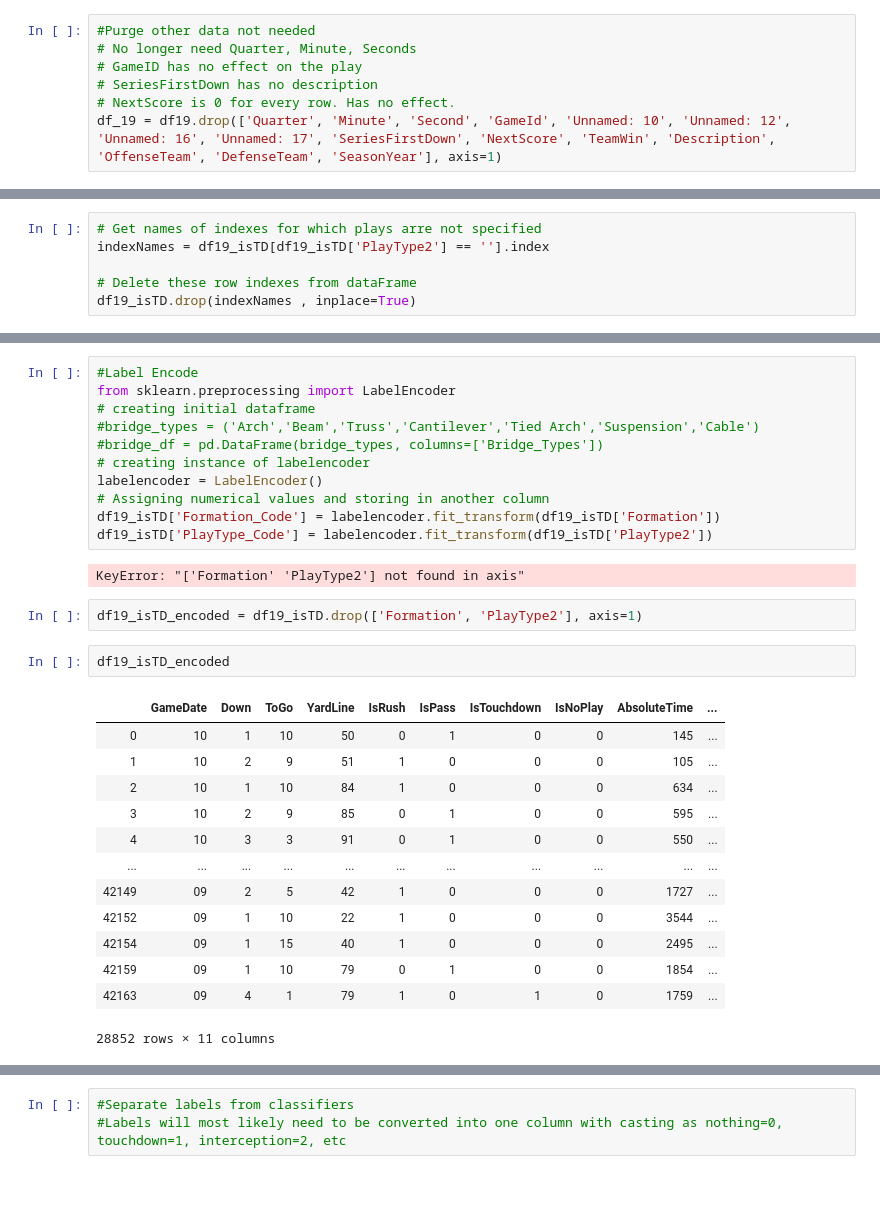
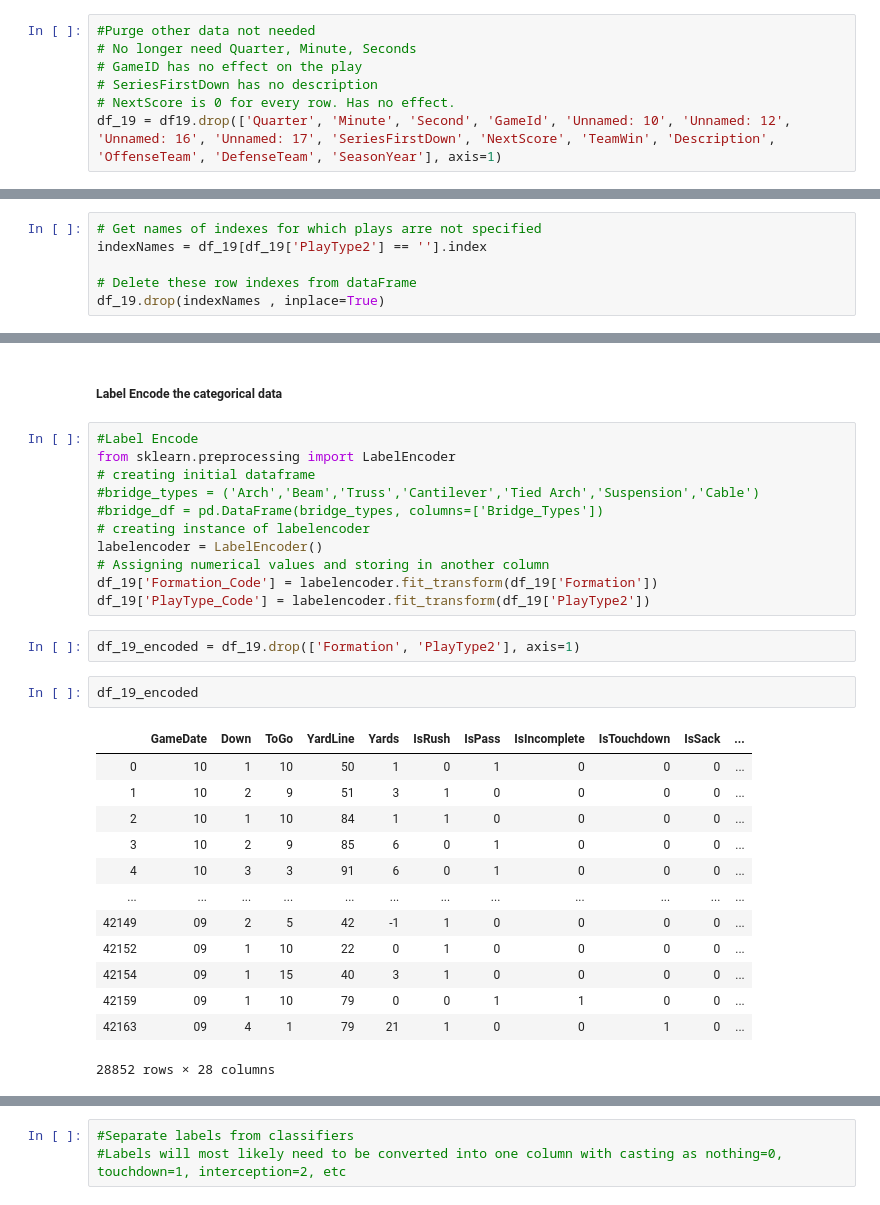
Before and after one commit to BryceHolladay/dataanalproj, a Jupyter notebook: Data Analytics Project.ipynb, the cells around one changed output, grey strips where cells are left out. Saved outputs shown, nothing was run; the diff lists cells and outputs as text.

```diff
--- a/Data Analytics Project.ipynb
+++ b/Data Analytics Project.ipynb
@@ -148,7 +160,7 @@ df19_isTD.describe()
 # %%
 # Get names of indexes for which plays arre not specified
-indexNames = df19_isTD[df19_isTD['PlayType2'] == ''].index
+indexNames = df_19[df_19['PlayType2'] == ''].index
 
 # Delete these row indexes from dataFrame
-df19_isTD.drop(indexNames , inplace=True)
+df_19.drop(indexNames , inplace=True)
 # %%
@@ -167,6 +179,8 @@ df19_isTD.head(100)
 | 135 | 12 | 3 | 3 | 85 | SHOTGUN | 0 | 1 | 0 | 0 | ... |
 | 136 | 12 | 2 | 3 | 85 | SHOTGUN | 0 | 1 | 0 | 0 | ... |
 100 rows × 11 columns
+# %% [markdown]
+##### Label Encode the categorical data
 # %%
 #Label Encode
 from sklearn.preprocessing import LabelEncoder
@@ -176,25 +190,23 @@ from sklearn.preprocessing import LabelEncoder
 # creating instance of labelencoder
 labelencoder = LabelEncoder()
 # Assigning numerical values and storing in another column
-df19_isTD['Formation_Code'] = labelencoder.fit_transform(df19_isTD['Formation'])
-df19_isTD['PlayType_Code'] = labelencoder.fit_transform(df19_isTD['PlayType2'])
+df_19['Formation_Code'] = labelencoder.fit_transform(df_19['Formation'])
+df_19['PlayType_Code'] = labelencoder.fit_transform(df_19['PlayType2'])
-# %% [output]
-KeyError: "['Formation' 'PlayType2'] not found in axis"
 # %%
-df19_isTD_encoded = df19_isTD.drop(['Formation', 'PlayType2'], axis=1)
+df_19_encoded = df_19.drop(['Formation', 'PlayType2'], axis=1)
-# %%
-df19_isTD_encoded
-# %% [output]
-|  | GameDate | Down | ToGo | YardLine | IsRush | IsPass | IsTouchdown | IsNoPlay | AbsoluteTime | ... |
-| 0 | 10 | 1 | 10 | 50 | 0 | 1 | 0 | 0 | 145 | ... |
-| 1 | 10 | 2 | 9 | 51 | 1 | 0 | 0 | 0 | 105 | ... |
-| 2 | 10 | 1 | 10 | 84 | 1 | 0 | 0 | 0 | 634 | ... |
-| 3 | 10 | 2 | 9 | 85 | 0 | 1 | 0 | 0 | 595 | ... |
-| 4 | 10 | 3 | 3 | 91 | 0 | 1 | 0 | 0 | 550 | ... |
-| ... | ... | ... | ... | ... | ... | ... | ... | ... | ... | ... |
-| 42149 | 09 | 2 | 5 | 42 | 1 | 0 | 0 | 0 | 1727 | ... |
-| 42152 | 09 | 1 | 10 | 22 | 1 | 0 | 0 | 0 | 3544 | ... |
-| 42154 | 09 | 1 | 15 | 40 | 1 | 0 | 0 | 0 | 2495 | ... |
-| 42159 | 09 | 1 | 10 | 79 | 0 | 1 | 0 | 0 | 1854 | ... |
-| 42163 | 09 | 4 | 1 | 79 | 1 | 0 | 1 | 0 | 1759 | ... |
-28852 rows × 11 columns
+# %%
+df_19_encoded
+# %% [output]
+|  | GameDate | Down | ToGo | YardLine | Yards | IsRush | IsPass | IsIncomplete | IsTouchdown | IsSack | ... |
+| 0 | 10 | 1 | 10 | 50 | 1 | 0 | 1 | 0 | 0 | 0 | ... |
+| 1 | 10 | 2 | 9 | 51 | 3 | 1 | 0 | 0 | 0 | 0 | ... |
+| 2 | 10 | 1 | 10 | 84 | 1 | 1 | 0 | 0 | 0 | 0 | ... |
+| 3 | 10 | 2 | 9 | 85 | 6 | 0 | 1 | 0 | 0 | 0 | ... |
+| 4 | 10 | 3 | 3 | 91 | 6 | 0 | 1 | 0 | 0 | 0 | ... |
+| ... | ... | ... | ... | ... | ... | ... | ... | ... | ... | ... | ... |
+| 42149 | 09 | 2 | 5 | 42 | -1 | 1 | 0 | 0 | 0 | 0 | ... |
+| 42152 | 09 | 1 | 10 | 22 | 0 | 1 | 0 | 0 | 0 | 0 | ... |
+| 42154 | 09 | 1 | 15 | 40 | 3 | 1 | 0 | 0 | 0 | 0 | ... |
+| 42159 | 09 | 1 | 10 | 79 | 0 | 0 | 1 | 1 | 0 | 0 | ... |
+| 42163 | 09 | 4 | 1 | 79 | 21 | 1 | 0 | 0 | 1 | 0 | ... |
+28852 rows × 28 columns
```
Also changed, not shown: parts of 23 cells of this notebook.
